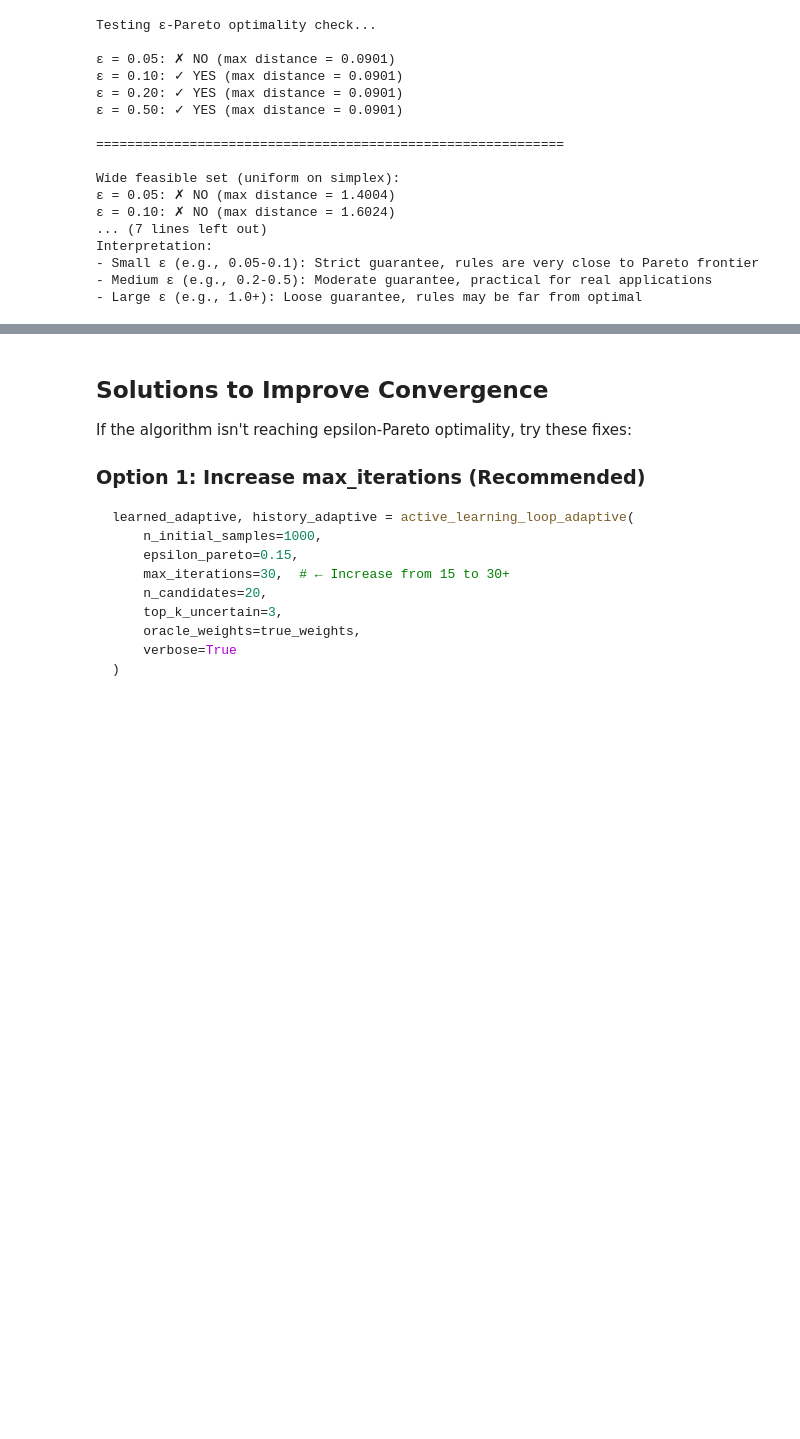
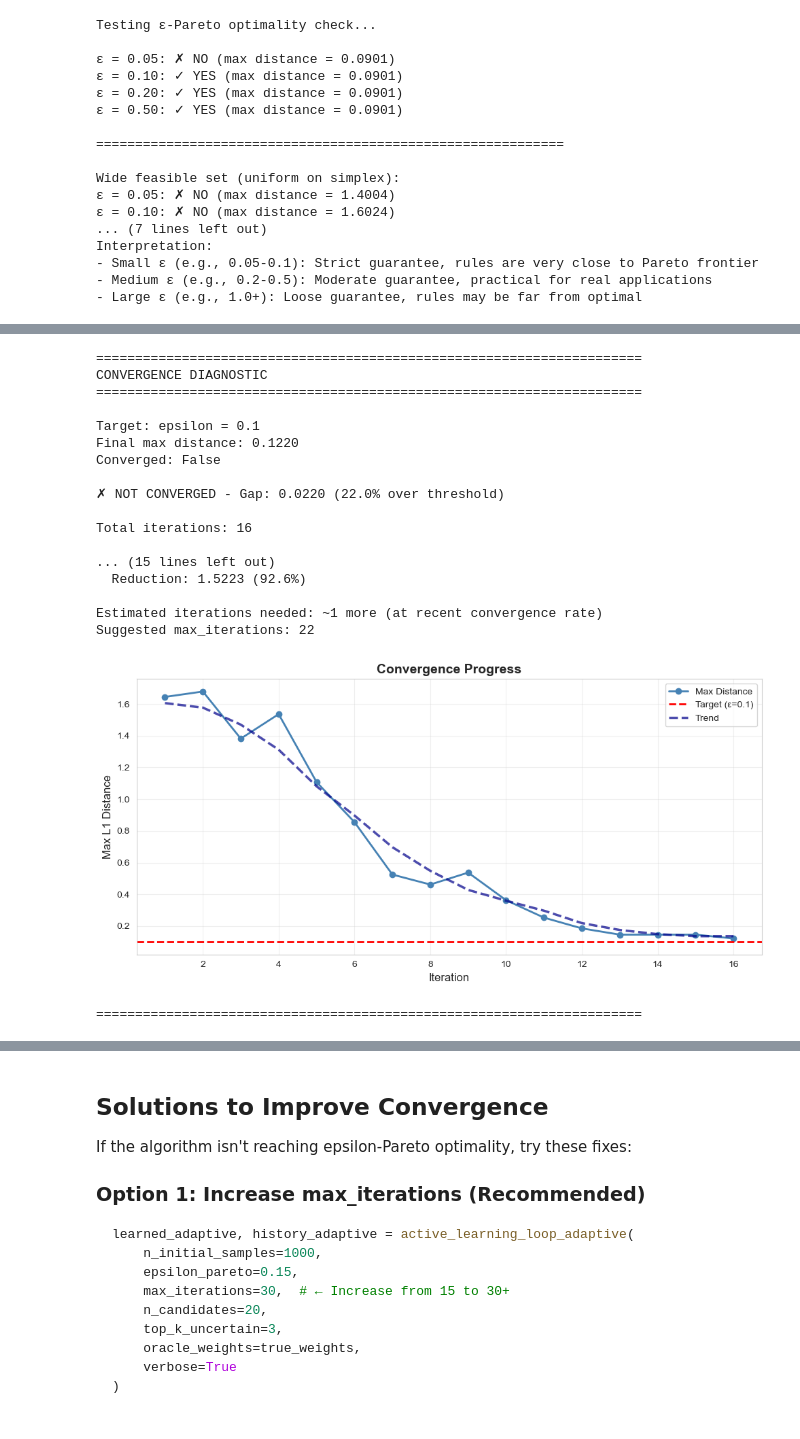
Before and after one commit to michelleeesi/topmodel, a Jupyter notebook: learning-algo/active_frame_learning_adaptive.ipynb, the cells around one changed output, grey strips where cells are left out. Saved outputs shown, nothing was run; the diff lists cells and outputs as text; code cells hidden in the pictures; blank space fills up the shorter version.

Commit message:
convergence updates

```diff
--- a/learning-algo/active_frame_learning_adaptive.ipynb
+++ b/learning-algo/active_frame_learning_adaptive.ipynb
@@ -2581,34 +2582,54 @@ def analyze_convergence(history: List[Dict], epsilon: float = 0.15):
             remaining = final_distance - epsilon
             est_iters = remaining / recent_rate
             print(f"\nEstimated iterations needed: ~{int(est_iters)} more (at recent convergence rate)")
             print(f"Suggested max_iterations: {total + int(est_iters) + 5}")
 
     # Plot convergence
     fig, ax = plt.subplots(1, 1, figsize=(10, 5))
 
     iterations = [h['iteration'] for h in history]
     ax.plot(iterations, distances, 'o-', linewidth=2, markersize=6, color='steelblue', label='Max Distance')
     ax.axhline(y=epsilon, color='red', linestyle='--', linewidth=2, label=f'Target (ε={epsilon})')
 
     # Add smoothed trend if enough data
     if len(distances) > 3:
         from scipy.ndimage import uniform_filter1d
         smoothed = uniform_filter1d(distances, size=min(5, len(distances)))
         ax.plot(iterations, smoothed, '--', linewidth=2.5, color='darkblue', alpha=0.7, label='Trend')
 
     ax.set_xlabel('Iteration', fontsize=12)
     ax.set_ylabel('Max L1 Distance', fontsize=12)
     ax.set_title('Convergence Progress', fontsize=14, fontweight='bold')
     ax.legend()
     ax.grid(True, alpha=0.3)
 
     plt.tight_layout()
     plt.show()
 
     print("="*70)
 
 # Run diagnostic
-analyze_convergence(history_adaptive, epsilon=0.15)
+analyze_convergence(history_adaptive, epsilon=0.1)
+# %% [output]
+======================================================================
+CONVERGENCE DIAGNOSTIC
+======================================================================
+
+Target: epsilon = 0.1
+Final max distance: 0.1220
+Converged: False
+
+✗ NOT CONVERGED - Gap: 0.0220 (22.0% over threshold)
+
+Total iterations: 16
+
+... (15 lines left out)
+  Reduction: 1.5223 (92.6%)
+
+Estimated iterations needed: ~1 more (at recent convergence rate)
+Suggested max_iterations: 22
+[figure, added]
+======================================================================
 # %%
 # Experiment: Impact of number of candidates on convergence
 def run_convergence_experiment(k_values: List[int],
```
Also changed, not shown: parts of 8 cells of this notebook.
